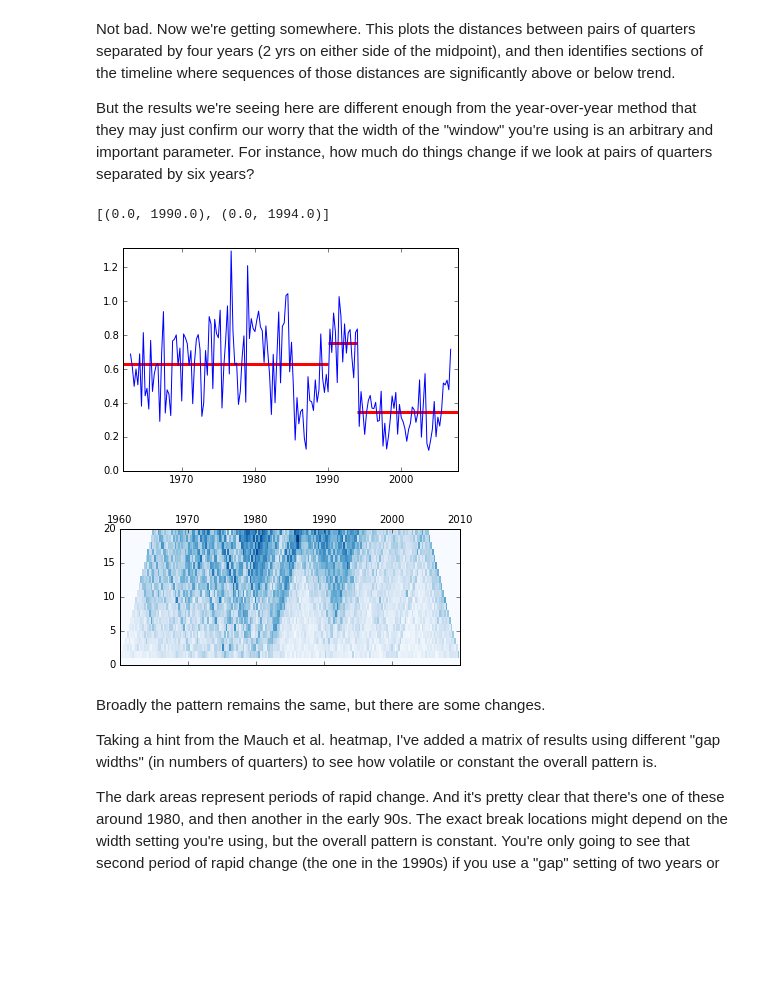
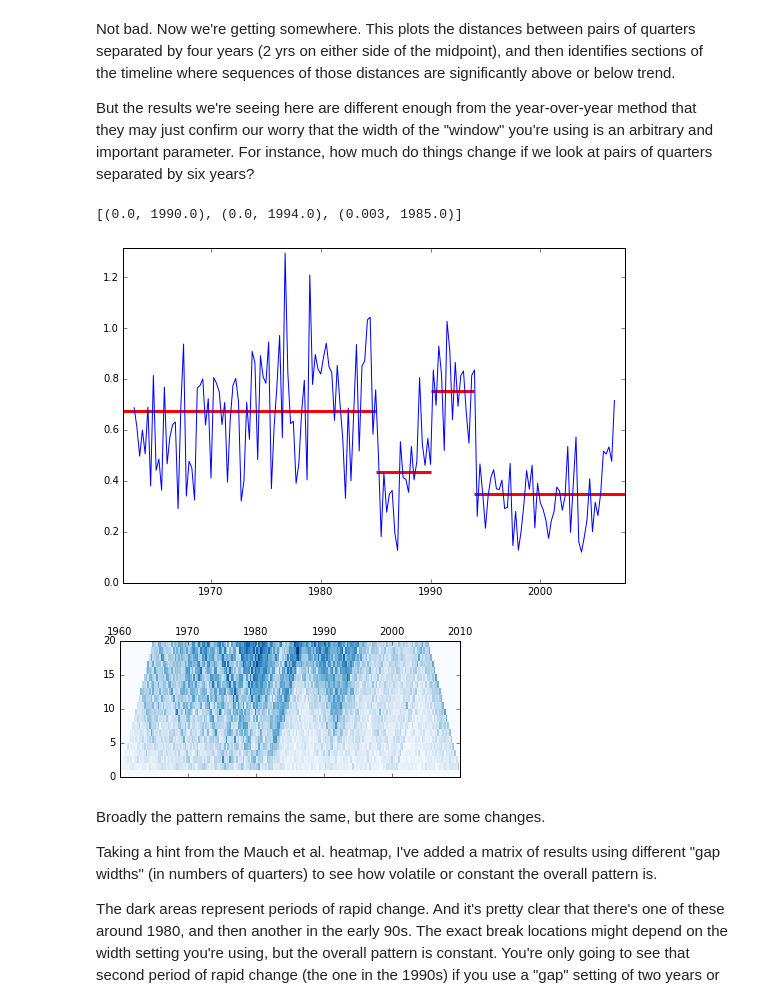
Before and after one commit to tedunderwood/changepoint, a Jupyter notebook: changepoint.ipynb, the cells around one changed output. Saved outputs shown, nothing was run; the diff lists cells and outputs as text; code cells hidden in the pictures; blank space fills up the shorter version.

Commit message:
Four year window, points, larger plotsize.

```diff
--- a/changepoint.ipynb
+++ b/changepoint.ipynb
@@ -280,7 +280,7 @@ def find_changepoints(years, distances, existing_points):
 
     return existing_points
 
-years, distances = get_distance(6, songsample)
+years, distances = get_distance(8, songsample)
 cpoints = find_changepoints(years, distances, [])
 cpoints.sort()
 print(cpoints)
@@ -316,11 +316,15 @@ print(changepoints)
 # %% [markdown]
 Now we can use those changepoints to divide periods where the pace of change is really *significantly* different. Then we can visualize the mean pace of change for each of those periods. (It would also be nice to have confidence intervals, but this is a first pass.)
 # %%
-def plot_changepoints(songsample, changepoints, years, distances):
+def plot_changepoints(songsample, changepoints, years, distances, overplot):
+    plt.rcParams["figure.figsize"] = [9.0, 6.0]
     ax = plt.axes()
     ax.set_ylim(0, max(distances) + 0.02)
     ax.set_xlim(min(years) - 1, max(years) + 1)
-    plt.plot(years, distances)
+    if overplot:
+        plt.plot(years, distances, marker = 's')
+    else:
+        plt.plot(years, distances)
     changepoints.sort(key = lambda x: x[1])
     changepoints.append((0, 2009))
     startpoint = 1960
@@ -338,6 +342,6 @@ def plot_changepoints(songsample, changepoints, years, distances):
             startpoint = endpoint
     plt.show()
 
-years, distances = get_distance(6,songsample)
-plot_changepoints(songsample, changepoints, years, distances)
+years, distances = get_distance(8,songsample)
+plot_changepoints(songsample, changepoints, years, distances, True)
 # %% [output]
@@ -344,0 +349,3 @@ plot_changepoints(songsample, changepoints, years, distances)
+# %%
+fig_size = plt.rcParams["figure.figsize"]
+print(fig_size)
@@ -457,23 +466,23 @@ But the results we're seeing here are different enough from the year-over-year m
 # %%
 years, distances = gappy_distance(12, songsample)
 cpoints = find_changepoints(years, distances, [])
 changepoints = holm_bonferroni(cpoints)
 print(changepoints)
-plot_changepoints(songsample, changepoints, years, distances)
+plot_changepoints(songsample, changepoints, years, distances, False)
 
 distmap = np.zeros((20, maxquarter + 1))
 for i in range(1, 20):
     years, distances = gappy_distance(i, songsample)
     for j in range(200 - i*2):
         distmap[i, j + i] = distances[j]
 
 fig = plt.figure(figsize = (6.1,10))
 ax = fig.add_subplot(111)
 ax.matshow(distmap, origin = 'lower', cmap = 'Blues', extent = [1960,2010,0,20])
 plt.show()
 # %% [output]
-[(0.0, 1990.0), (0.0, 1994.0)]
+[(0.0, 1990.0), (0.0, 1994.0), (0.003, 1985.0)]
-[figure, old version]
+[figure, new version]
 [figure]
 # %% [markdown]
 Broadly the pattern remains the same, but there are some changes.
```
Also changed, not shown: parts of 6 cells of this notebook.
